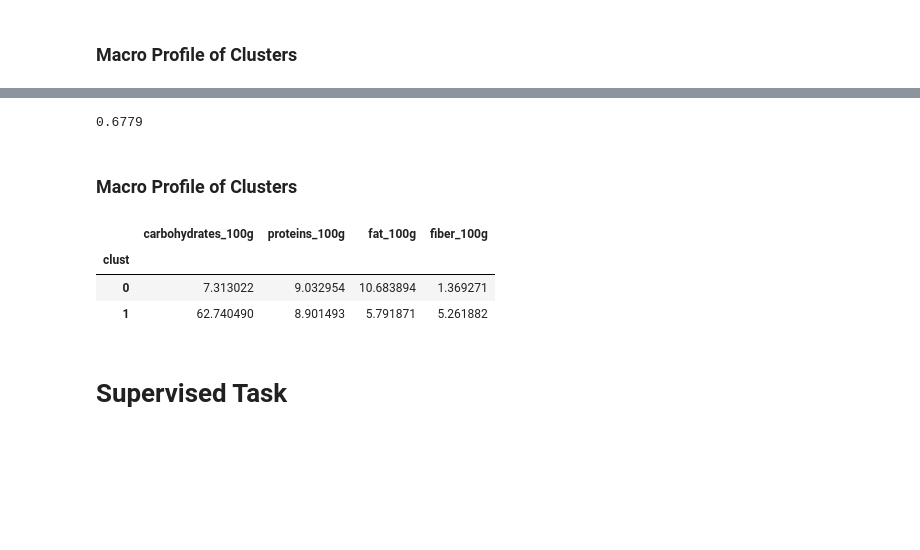
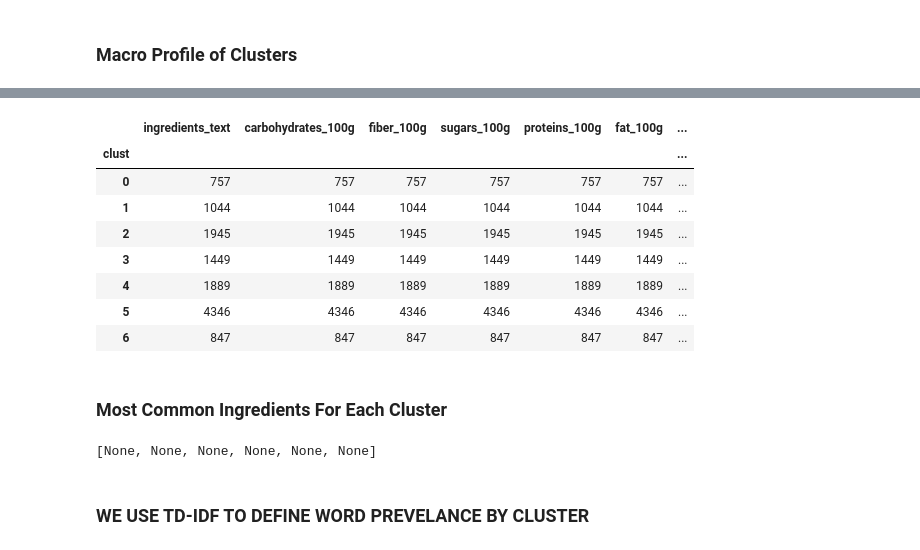
Before and after one commit to gabet2/STAT542, a Jupyter notebook: gabet/0_Preprocess.ipynb, the cells around one changed output, grey strips where cells are left out. Cells and saved outputs as stored; diff of their text form; code cells hidden in the pictures; blank space fills up the shorter version.

Commit message:
promising cluster results, BUT FOOD CATEGORY COLUMN SUCKS

```diff
--- a/gabet/0_Preprocess.ipynb
+++ b/gabet/0_Preprocess.ipynb
@@ -245,4 +290,0 @@ clust_df.shape
-# %%
-clust_df['categories'] = [re.sub(",", " ", s) for s in clust_df['categories_en']]
-clust_df['categories'] = [s.split()[0] for s in clust_df['categories']]
-clust_df['categories'].value_counts().head(20)
@@ -294,6 +290,0 @@ true_labs = list(map(lambda x: 1 if x == 'Meats' else 0, m_pb_sampled['categorie
-# %%
-np.mean(kmeans.labels_ != true_labs)
-# %% [output]
-0.6779
-# %% [markdown]
-### Macro Profile of Clusters
@@ -302,9 +291,19 @@ m_pb_sampled['clust'] = kmeans.labels_
-# %%
-m_pb_sampled.groupby('clust').mean()
-# %% [output]
-|  | carbohydrates_100g | proteins_100g | fat_100g | fiber_100g |
-| clust |  |  |  |  |
-| 0 | 7.313022 | 9.032954 | 10.683894 | 1.369271 |
-| 1 | 62.740490 | 8.901493 | 5.791871 | 5.261882 |
-# %% [markdown]
-# Supervised Task
+# %%
+clust_df.groupby('clust').count()
+# %% [output]
+|  | ingredients_text | carbohydrates_100g | fiber_100g | sugars_100g | proteins_100g | fat_100g | ... |
+| clust |  |  |  |  |  |  | ... |
+| 0 | 757 | 757 | 757 | 757 | 757 | 757 | ... |
+| 1 | 1044 | 1044 | 1044 | 1044 | 1044 | 1044 | ... |
+| 2 | 1945 | 1945 | 1945 | 1945 | 1945 | 1945 | ... |
+| 3 | 1449 | 1449 | 1449 | 1449 | 1449 | 1449 | ... |
+| 4 | 1889 | 1889 | 1889 | 1889 | 1889 | 1889 | ... |
+| 5 | 4346 | 4346 | 4346 | 4346 | 4346 | 4346 | ... |
+| 6 | 847 | 847 | 847 | 847 | 847 | 847 | ... |
+# %% [markdown]
+### Most Common Ingredients For Each Cluster
+# %%
+better_words = rm_words
+[better_words.add(i) for i in ['water', 'sea-salt', 'sugar', 'salt', 'sel', 'eau']]
+# %% [output]
+[None, None, None, None, None, None]
@@ -310,0 +317,2 @@ m_pb_sampled.groupby('clust').mean()
+# %% [markdown]
+### WE USE TD-IDF TO DEFINE WORD PREVELANCE BY CLUSTER
```
Also changed, not shown: parts of 52 cells of this notebook, 10 other files.
